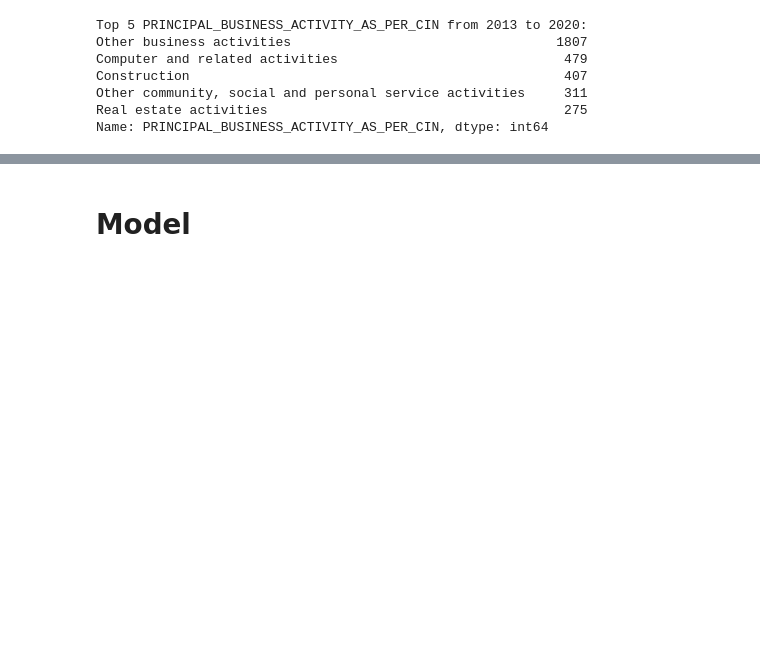
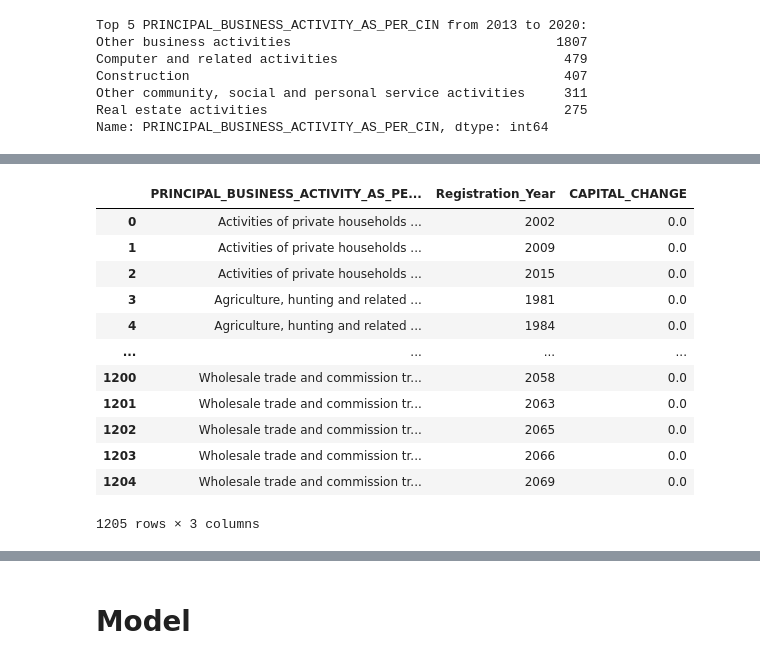
Before and after one commit to Soumiksb06/Statewise-business-comparison-and-forecast, a Jupyter notebook: UK_Companies.ipynb, the cells around one changed output, grey strips where cells are left out. Cells and saved outputs as stored; diff of their text form; code cells hidden in the pictures; blank space fills up the shorter version.

```diff
--- a/UK_Companies.ipynb
+++ b/UK_Companies.ipynb
@@ -182,0 +209,28 @@ Name: PRINCIPAL_BUSINESS_ACTIVITY_AS_PER_CIN, dtype: int64
+# %%
+# Trend analysis of Authorized capital
+# Ensure the DataFrame is sorted by the time column
+df = df.sort_values(by='Registration_Year')
+
+# Calculate the percentage change in authorized capital for each activity over time
+df['CAPITAL_CHANGE'] = df.groupby(['PRINCIPAL_BUSINESS_ACTIVITY_AS_PER_CIN', 'Registration_Year'])['AUTHORIZED_CAP'].pct_change().fillna(0)
+
+# Group by 'PRINCIPAL_BUSINESS_ACTIVITY_AS_PER_CIN' and calculate the mean of 'CAPITAL_CHANGE'
+activity_trend_df = df.groupby(['PRINCIPAL_BUSINESS_ACTIVITY_AS_PER_CIN','Registration_Year'])['CAPITAL_CHANGE'].mean().reset_index()
+
+# Print the new DataFrame with the trend analysis
+activity_trend_df2= activity_trend_df.interpolate()
+activity_trend_df2
+# %% [output]
+|  | PRINCIPAL_BUSINESS_ACTIVITY_AS_PE... | Registration_Year | CAPITAL_CHANGE |
+| 0 | Activities of private households ... | 2002 | 0.0 |
+| 1 | Activities of private households ... | 2009 | 0.0 |
+| 2 | Activities of private households ... | 2015 | 0.0 |
+| 3 | Agriculture, hunting and related ... | 1981 | 0.0 |
+| 4 | Agriculture, hunting and related ... | 1984 | 0.0 |
+| ... | ... | ... | ... |
+| 1200 | Wholesale trade and commission tr... | 2058 | 0.0 |
+| 1201 | Wholesale trade and commission tr... | 2063 | 0.0 |
+| 1202 | Wholesale trade and commission tr... | 2065 | 0.0 |
+| 1203 | Wholesale trade and commission tr... | 2066 | 0.0 |
+| 1204 | Wholesale trade and commission tr... | 2069 | 0.0 |
+1205 rows × 3 columns
```
Also changed, not shown: parts of 16 cells of this notebook.
